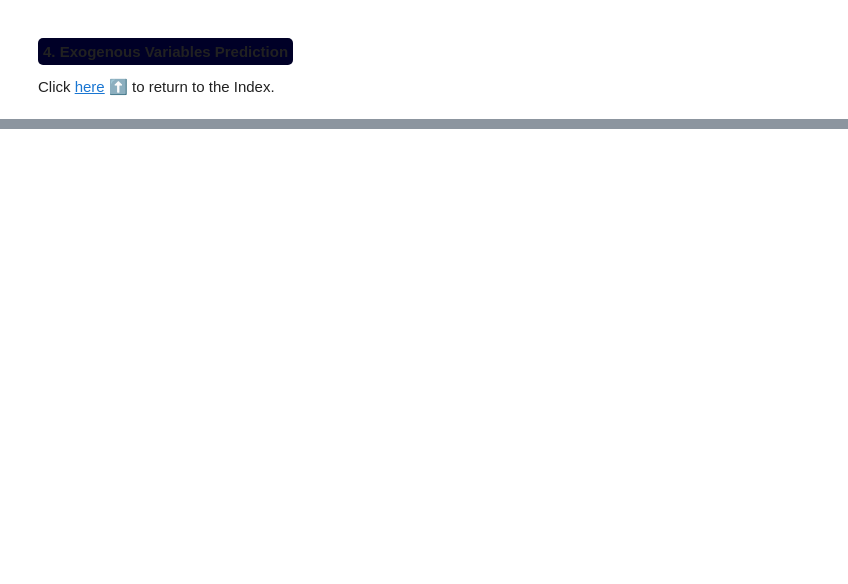
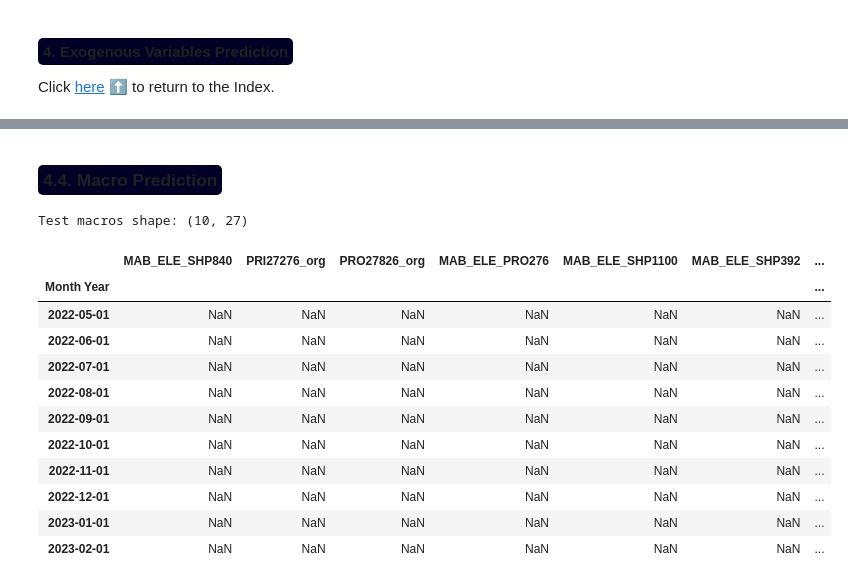
Before and after one commit to BeatrizAzevedoMonteiro/BCwDS_Case-2_SIEMENS_MonthlySalesForecast, a Jupyter notebook: modeling.ipynb, the cells around one changed output, grey strips where cells are left out. Cells and saved outputs as stored; diff of their text form; code cells hidden in the pictures; blank space fills up the shorter version.

Commit message:
macro predictions

```diff
--- a/modeling.ipynb
+++ b/modeling.ipynb
@@ -2328,0 +2308,23 @@ print(df_test_filled.head())
+# %%
+# Step 1: Combine all dataframes while keeping index
+for key in product_dfs:
+    product_dfs[key].index = pd.to_datetime(product_dfs[key].index).strftime('%Y-%m-%d')
+
+combined_macros = pd.DataFrame(index=next(iter(product_dfs.values())).index)
+# Iterate through each product DataFrame
+for product_name, df in product_dfs.items():
+    # Get only macro columns (non-Sales)
+    macros = df.drop(columns=[col for col in df.columns if 'sales' in col.lower()])
+
+    # Add product prefix to avoid duplicate column names
+    macros = macros.add_prefix(f'{product_name}_')
+
+    # Merge with the combined DataFrame
+    combined_macros = combined_macros.join(macros, how='left')
+
+#combined_macros = combined_macros.dropna(axis=1, how='all')
+combined_macros.columns = combined_macros.columns.str.replace(r'^(P\d+_|Sales_CPI_)', '', regex=True)
+combined_macros = combined_macros.loc[:, ~combined_macros.columns.duplicated(keep='first')]
+
+print(f"Final shape: {combined_macros.shape}")
+combined_macros.head()
@@ -2328,0 +2512,30 @@ print(df_test_filled.head())
+# %% [markdown]
+#### <span style="background-color:#000027; padding:5px; border-radius:5px;font-size:13pt">**4.4. Macro Prediction**</span> <a id='macro-prediction'></a>
+# %%
+# Get unique dates from test set
+test_dates = test['Month Year'].unique()
+
+# Create DataFrame with test dates as index (named "Month Year")
+test_macros = pd.DataFrame(index=pd.Index(test_dates, name="Month Year"),columns=combined_macros.columns)
+test_macros = test_macros.fillna(np.nan)
+test_macros.index = pd.to_datetime(test_macros.index)
+
+# Sort chronologically
+test_macros = test_macros.sort_index()
+
+print(f"Test macros shape: {test_macros.shape}")
+test_macros
+# %% [output]
+Test macros shape: (10, 27)
+|  | MAB_ELE_SHP840 | PRI27276_org | PRO27826_org | MAB_ELE_PRO276 | MAB_ELE_SHP1100 | MAB_ELE_SHP392 | ... |
+| Month Year |  |  |  |  |  |  | ... |
+| 2022-05-01 | NaN | NaN | NaN | NaN | NaN | NaN | ... |
+| 2022-06-01 | NaN | NaN | NaN | NaN | NaN | NaN | ... |
+| 2022-07-01 | NaN | NaN | NaN | NaN | NaN | NaN | ... |
+| 2022-08-01 | NaN | NaN | NaN | NaN | NaN | NaN | ... |
+| 2022-09-01 | NaN | NaN | NaN | NaN | NaN | NaN | ... |
+| 2022-10-01 | NaN | NaN | NaN | NaN | NaN | NaN | ... |
+| 2022-11-01 | NaN | NaN | NaN | NaN | NaN | NaN | ... |
+| 2022-12-01 | NaN | NaN | NaN | NaN | NaN | NaN | ... |
+| 2023-01-01 | NaN | NaN | NaN | NaN | NaN | NaN | ... |
+| 2023-02-01 | NaN | NaN | NaN | NaN | NaN | NaN | ... |
```
Also changed, not shown: parts of 22 cells of this notebook, 2 other files.
